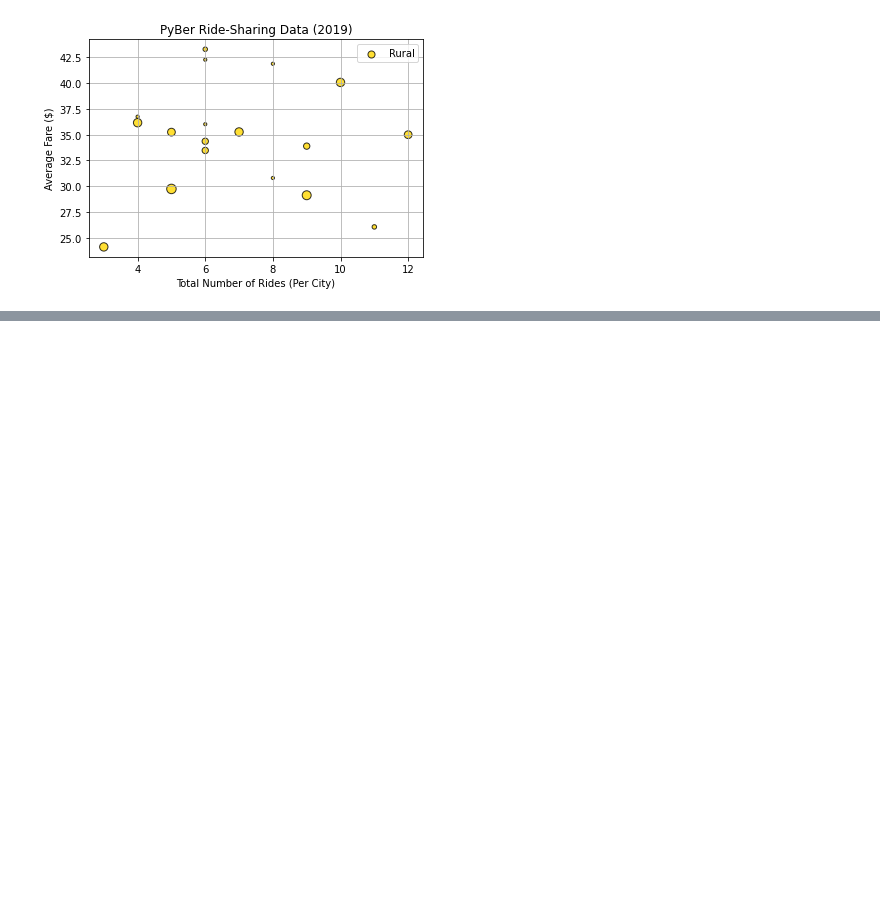
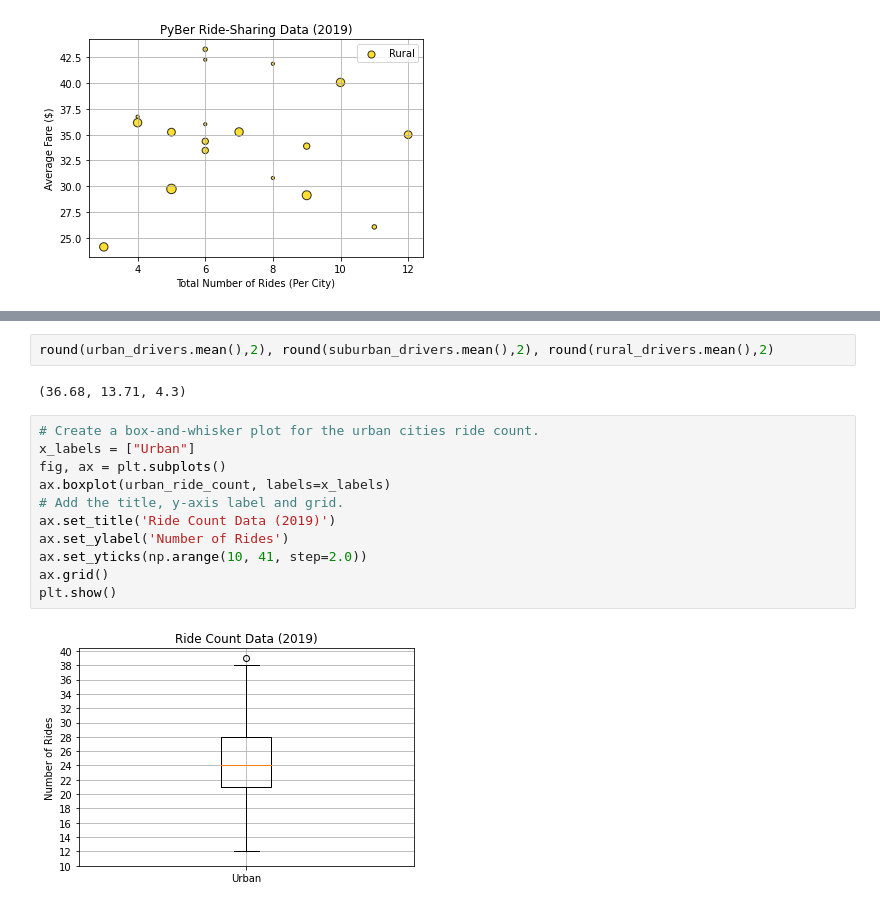
Before and after one commit to bksuro/PyBer_Analysis, a Jupyter notebook: PyBer.ipynb, the cells around one changed output, grey strips where cells are left out. Saved outputs shown, nothing was run; the diff lists cells and outputs as text; blank space fills up the shorter version.

```diff
--- a/PyBer.ipynb
+++ b/PyBer.ipynb
@@ -278,0 +529,17 @@ plt.show()
+# %%
+round(urban_drivers.mean(),2), round(suburban_drivers.mean(),2), round(rural_drivers.mean(),2)
+# %% [output]
+(36.68, 13.71, 4.3)
+# %%
+# Create a box-and-whisker plot for the urban cities ride count.
+x_labels = ["Urban"]
+fig, ax = plt.subplots()
+ax.boxplot(urban_ride_count, labels=x_labels)
+# Add the title, y-axis label and grid.
+ax.set_title('Ride Count Data (2019)')
+ax.set_ylabel('Number of Rides')
+ax.set_yticks(np.arange(10, 41, step=2.0))
+ax.grid()
+plt.show()
+# %% [output]
+[figure, added]
```
Also changed, not shown: parts of 33 cells of this notebook, 4 other files.
